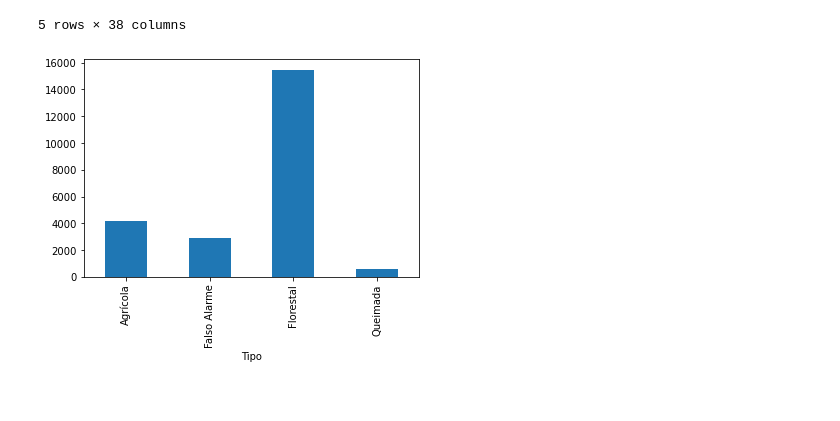
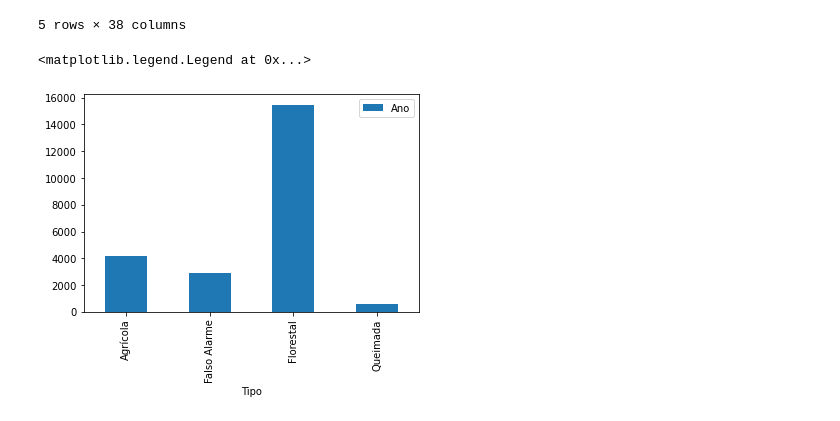
Before and after one commit to Sandokhan/Masters, a Jupyter notebook: 1S/FCED/Stats/wildfires.ipynb, the cells around one changed output. Drawn from its saved outputs; the diff is of its cells as text; code cells hidden in the pictures.

```diff
--- a/1S/FCED/Stats/wildfires.ipynb
+++ b/1S/FCED/Stats/wildfires.ipynb
@@ -96,7 +135,9 @@ df[df.Distrito == 'Porto'].head()
 5 rows × 38 columns
 # %%
 df.groupby('Tipo')['Ano'].count().plot(kind='bar');
+plt.legend()
 # %% [output]
+<matplotlib.legend.Legend at 0x...>
-[figure, old version]
+[figure, new version]
 # %%
 df.groupby('TipoCausa')['Ano'].count()
```
Also changed, not shown: parts of 8 cells of this notebook, 1 other file.
